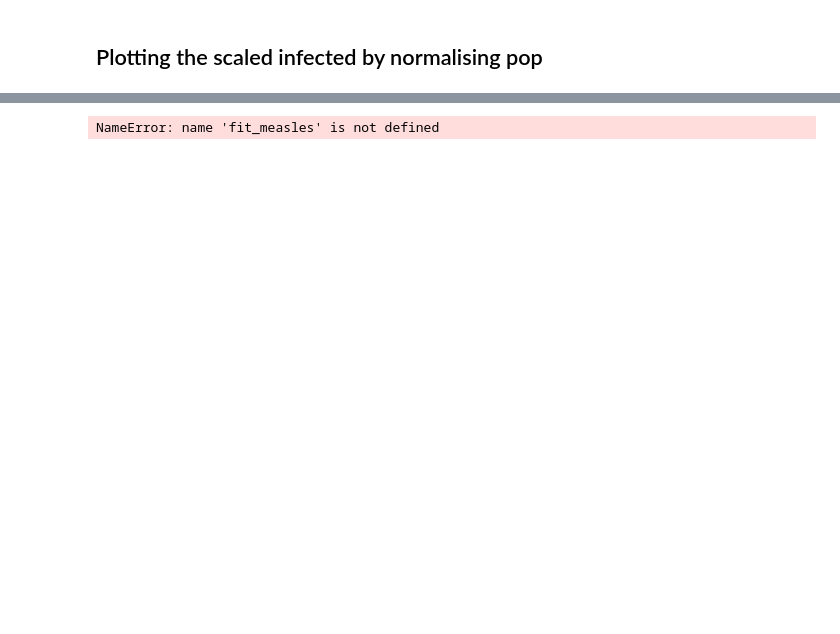
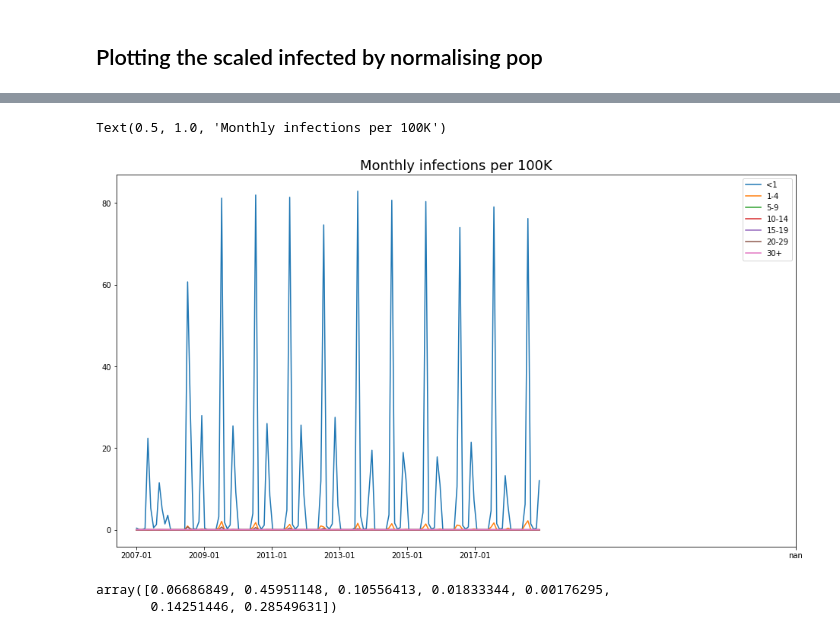
Before and after one commit to dhelekal/EpiRSG2020, a Jupyter notebook: model/Monthly_cases_simulation-Rubella.ipynb, the cells around one changed output, grey strips where cells are left out. Cells and saved outputs as stored; diff of their text form; code cells hidden in the pictures; blank space fills up the shorter version.

```diff
--- a/model/Monthly_cases_simulation-Rubella.ipynb
+++ b/model/Monthly_cases_simulation-Rubella.ipynb
@@ -120,14 +121,14 @@ def f_ssq(beta_vec):
     ic = estimate_SIR_IC(mdl, age_struct_start, pop_scale, V_ic)
 
     if d == "Mumps":
-        out, t, out_YN = mdl.run(ic ,t_max = years_run-0.0001,method="RK45", eval_per_year=n_eval, atol =1e-6, rtol = 1e-3)
+        out, t, out_YN = mdl.run(ic ,t_max = years_run-0.0001,method="RK45", eval_per_year=n_eval, pop_scale=pop_scale, atol =1e-6, rtol = 1e-3)
         new_inf = get_yearly_rates(out_YN, n_eval, years_run)
     else:
-        out, t, out_YN = mdl.run(ic ,t_max = years_run-0.0001,method="RK45", eval_per_year=n_eval, atol =1e-6, rtol = 1e-3)
+        out, t, out_YN = mdl.run(ic ,t_max = years_run-0.0001,method="RK45", eval_per_year=n_eval, pop_scale=pop_scale, atol =1e-6, rtol = 1e-3)
         new_inf = get_monthly_rates(out_YN, n_eval, years_run)
 
     ssq = np.sum(np.sum((new_inf*((1/pop_scale)*1e5)-np.reshape(monthly_data[age_class].to_numpy()[0:-1], (7,-1)))**2))
-    print(ssq)
+    print("Loss: "+str(ssq)+" Beta: "+str(beta_vec))
     return ssq
 
 def f_ssq_wrapper(beta_vec, ret):
@@ -324,4 +322,4 @@ if d == "Mumps":
 # %%
-fit_Rubella = scipy.optimize.fmin(f_ssq_timeout, x0 = 0.3*np.ones(7), xtol=1e-4
+fit_Rubella = scipy.optimize.fmin(f_ssq_timeout, x0 = np.array([0.08,0.15,0.2,0.3,0.2,0.2,0.2]), xtol=1e-4
                                   ,maxiter = 2000, maxfun = 2000, full_output=1)
 # %% [output]
@@ -345,22 +343,22 @@ Optimization terminated successfully.
 # %%
-beta = np.eye(7)*np.maximum(fit_measles[0],0.0025)
+beta = np.eye(7)*np.maximum(fit_Rubella[0],0.001)
 
 mdl = m.SIRVModel(para, lambda t: beta)
 ic = estimate_SIR_IC(mdl, age_struct_start, pop_scale, V_ic)
 
 eval_year = 120
-out, t, out_YN = mdl.run(ic ,t_max = years_run-0.00001, method="RK45", eval_per_year=eval_year, pop_scale=pop_scale,
-                         atol=1e-6, rtol = 1e-4)
+out, t, out_YN = mdl.run(ic ,t_max = years_run-0.0001,method="RK45", eval_per_year=120, atol =1e-6, rtol = 1e-3)
 
 plt.figure(figsize=(16,9))
 for ii in range(7):
     plt.plot(np.linspace(0,years_run, years_run*12)[0:-1],
              (1e5/pop_scale)*np.transpose(get_monthly_rates(out_YN, eval_year, years_run)[ii,:]), label = age_class[ii])
 
 locs, labels = plt.xticks()
 locs = np.hstack([locs[1:-2], 19.5])
 plt.xticks(locs, time_date[locs*12])
 plt.legend()
 plt.title("Monthly infections per 100K", fontsize = 18)
 # %% [output]
-NameError: name 'fit_measles' is not defined
+Text(0.5, 1.0, 'Monthly infections per 100K')
+[figure, added]
@@ -368,0 +365,5 @@ fit_measles[0]
+# %%
+np.maximum(fit_Rubella[0],0.001)
+# %% [output]
+array([0.06686849, 0.45951148, 0.10556413, 0.01833344, 0.00176295,
+       0.14251446, 0.28549631])
```
Also changed, not shown: parts of 11 cells of this notebook, 2 other files.
